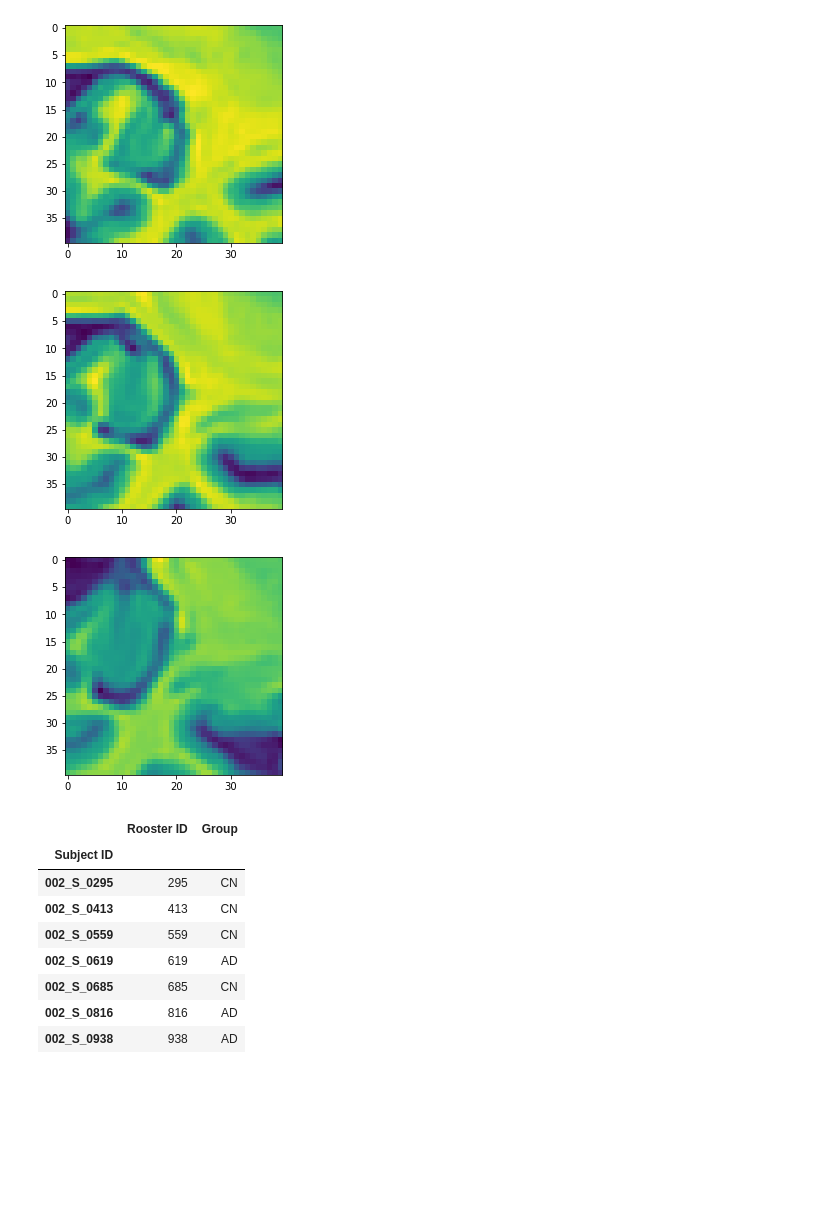
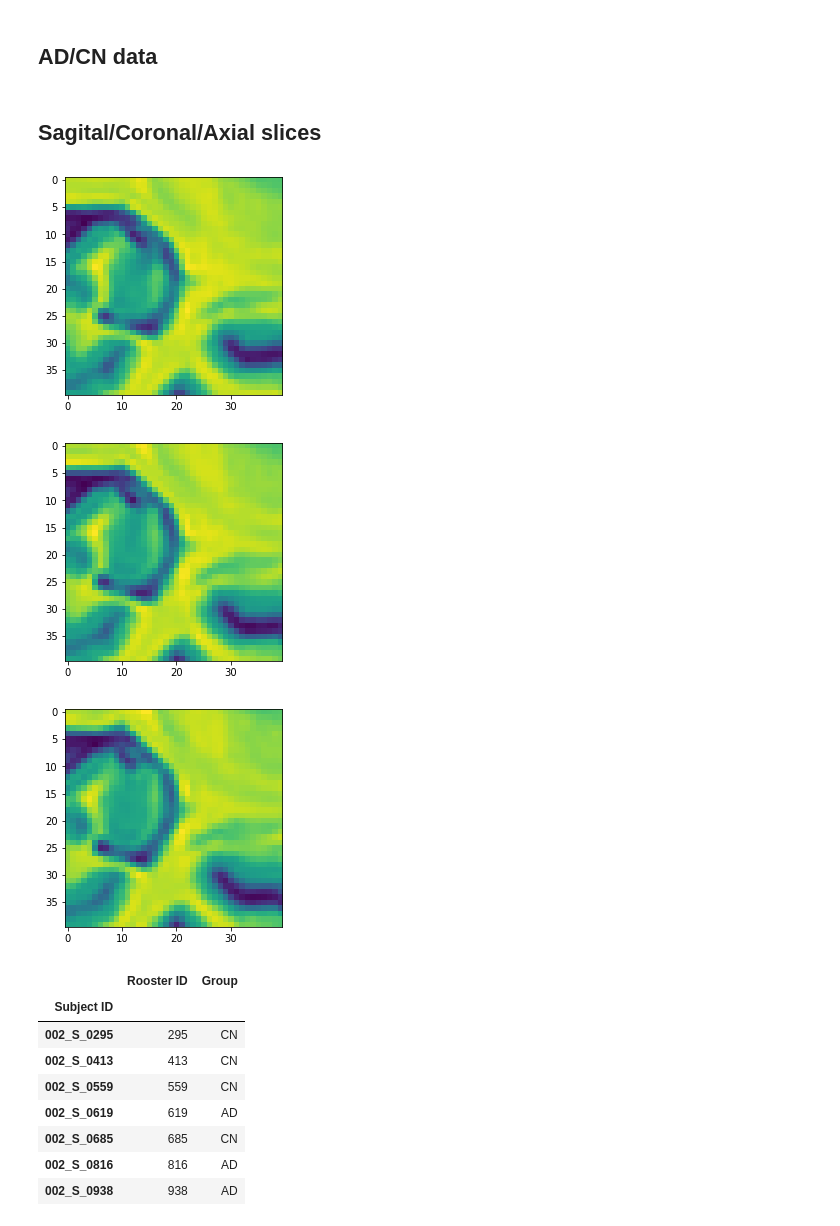
Before and after one commit to corentinlger/Alzheimer-, a Jupyter notebook: 2D-epsilon.ipynb, the cells around one changed output. Drawn from its saved outputs; the diff is of its cells as text; code cells hidden in the pictures; blank space fills up the shorter version.

```diff
--- a/2D-epsilon.ipynb
+++ b/2D-epsilon.ipynb
@@ -5,6 +5,8 @@ import numpy as np
 import nibabel as nib
 import matplotlib.pyplot as plt
 import pandas as pd
+# %% [markdown]
+## AD/CN data
 # %%
 def get_data(path):
     data = pd.read_csv(path, names= ['Subject ID', 'Rooster ID', 'Age', 'Sexe', 'Group', 'Conversion', 'MMSE', 'RAVLT', 'FAQ', 'CDR-SB', 'ADAS11'], usecols = ['Subject ID', 'Rooster ID', 'Group'])
@@ -21,3 +17,5 @@ img_n_mmni = nib.load(n_mmni_filename)
+# %% [markdown]
+## Sagital/Coronal/Axial slices
 # %%
 def sagital_adjacent_slices(img_n_mmni, m, epsilon, y_tuple, z_tuple):
     crop_img = img_n_mmni.slicer[m-epsilon:m+epsilon+1:epsilon, y_tuple[0]:y_tuple[1], z_tuple[0]:z_tuple[1]]
@@ -34,20 +32,27 @@ def coronal_adjacent_slices(img_n_mmni, x_tuple, m, epsilon, z_tuple):
 def axial_adjacent_slices(img_n_mmni, x_tuple, y_tuple, m, epsilon):
     crop_img = img_n_mmni.slicer[x_tuple[0]:x_tuple[1], y_tuple[0]:y_tuple[1], m-epsilon:m+epsilon+1:epsilon]
     return crop_img.get_fdata()
-
-#Test of coronal projection
-img_data = coronal_adjacent_slices(img_n_mmni, (40,80), 110, 5,(40,80))
-#img_data = coronal_adjacent_slices(img_n_mmni, (0,181), 110, 5,(0,181))
-img_data = coronal_adjacent_slices(img_n_mmni, (100,140), 110, 5,(40,80))
-
-
-for i in range(3):
-    plt.imshow(img_data[:, :, i])
-    plt.show()
-# %% [output]
-[figure, removed]
-[figure, removed]
-[figure, removed]
+# %%
+# get an image n_mmni
+path = str(Path().resolve())
+path = path + "/ADNI1/"
+filename = os.listdir(path)[2]
+n_mmni_filename = os.path.join(path, filename)
+img_n_mmni = nib.load(n_mmni_filename)
+
+#Test of coronal projection
+img_data = coronal_adjacent_slices(img_n_mmni, (40,80), 110, 1,(40,80))
+
+img_data = coronal_adjacent_slices(img_n_mmni, (100,140), 110, 1,(40,80))
+
+
+for i in range(3):
+    plt.imshow(img_data[:, :, i])
+    plt.show()
+# %% [output]
+[figure, added]
+[figure, added]
+[figure, added]
 # %%
 path = str(Path().resolve()) + "/ADNI1/list_standardized_tongtong_2017.csv"
 y_data = get_data(path)
```
Also changed, not shown: parts of 23 cells of this notebook.
